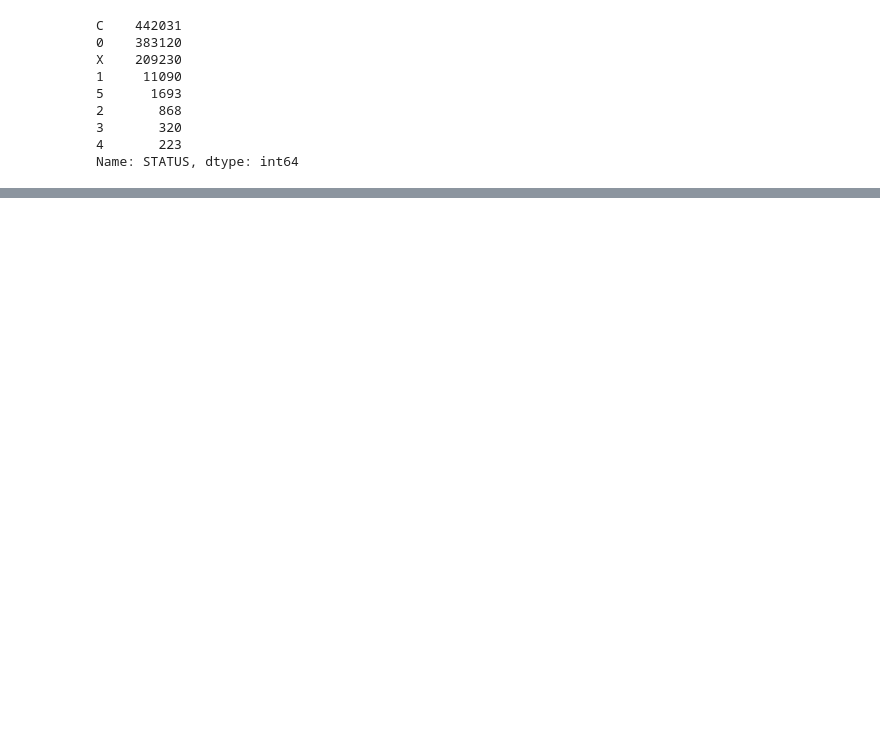
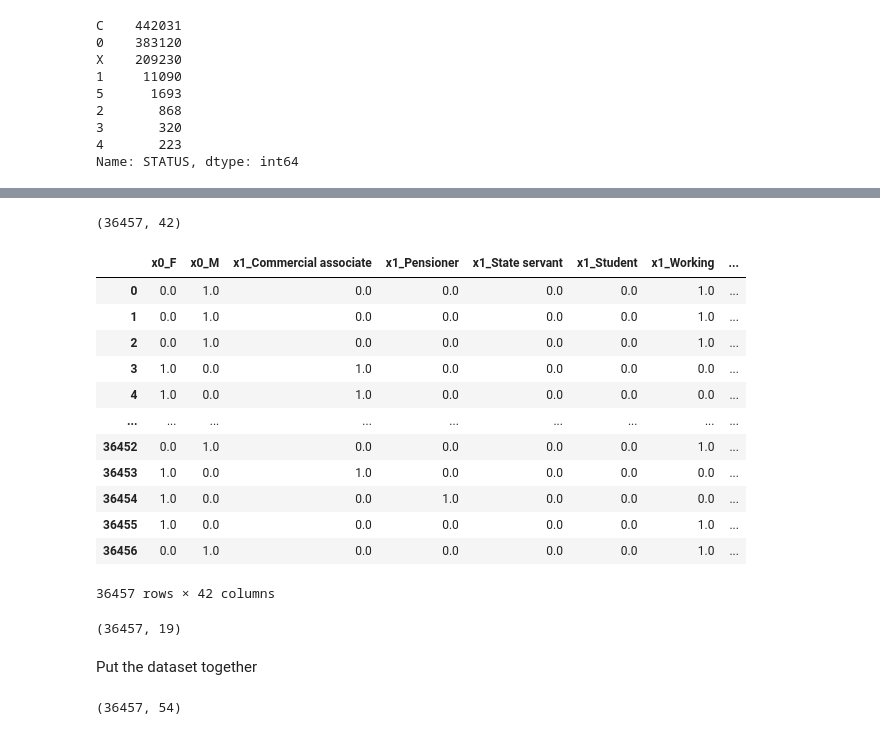
Before and after one commit to brunocgf/CertificationUT_DS, a Jupyter notebook: Statistics4DS/CreditCardApprovalPrediction.ipynb, the cells around one changed output, grey strips where cells are left out. Drawn from its saved outputs; the diff is of its cells as text; code cells hidden in the pictures; blank space fills up the shorter version.

```diff
--- a/Statistics4DS/CreditCardApprovalPrediction.ipynb
+++ b/Statistics4DS/CreditCardApprovalPrediction.ipynb
@@ -181,0 +401,40 @@ The mean values between the two groups are generally quite similar. The exceptio
+# %%
+categorical_transformer = OneHotEncoder(sparse=False, handle_unknown="ignore")
+
+preprocessor = ColumnTransformer(
+    transformers=[("cat", categorical_transformer, dic_variables['Categorical'])],
+    remainder='passthrough'
+)
+# %%
+df_ohe = categorical_transformer.fit_transform(df[dic_variables['Categorical']])
+# %%
+ohe_names = categorical_transformer.get_feature_names() #get_feature_names_out()
+# %%
+df_ohe = pd.DataFrame(df_ohe)
+df_ohe.columns = ohe_names
+# %%
+df_ohe.shape
+# %% [output]
+(36457, 42)
+# %%
+df_ohe
+# %% [output]
+|  | x0_F | x0_M | x1_Commercial associate | x1_Pensioner | x1_State servant | x1_Student | x1_Working | ... |
+| 0 | 0.0 | 1.0 | 0.0 | 0.0 | 0.0 | 0.0 | 1.0 | ... |
+| 1 | 0.0 | 1.0 | 0.0 | 0.0 | 0.0 | 0.0 | 1.0 | ... |
+| 2 | 0.0 | 1.0 | 0.0 | 0.0 | 0.0 | 0.0 | 1.0 | ... |
+| 3 | 1.0 | 0.0 | 1.0 | 0.0 | 0.0 | 0.0 | 0.0 | ... |
+| 4 | 1.0 | 0.0 | 1.0 | 0.0 | 0.0 | 0.0 | 0.0 | ... |
+| ... | ... | ... | ... | ... | ... | ... | ... | ... |
+| 36452 | 0.0 | 1.0 | 0.0 | 0.0 | 0.0 | 0.0 | 1.0 | ... |
+| 36453 | 1.0 | 0.0 | 1.0 | 0.0 | 0.0 | 0.0 | 0.0 | ... |
+| 36454 | 1.0 | 0.0 | 0.0 | 1.0 | 0.0 | 0.0 | 0.0 | ... |
+| 36455 | 1.0 | 0.0 | 0.0 | 0.0 | 0.0 | 0.0 | 1.0 | ... |
+| 36456 | 0.0 | 1.0 | 0.0 | 0.0 | 0.0 | 0.0 | 1.0 | ... |
+36457 rows × 42 columns
+# %%
+df.shape
+# %% [output]
+(36457, 19)
+# %% [markdown]
+Put the dataset together
@@ -181,0 +449,4 @@ The mean values between the two groups are generally quite similar. The exceptio
+# %%
+df_proc.shape
+# %% [output]
+(36457, 54)
```
Also changed, not shown: parts of 113 cells of this notebook, 2 other files.
